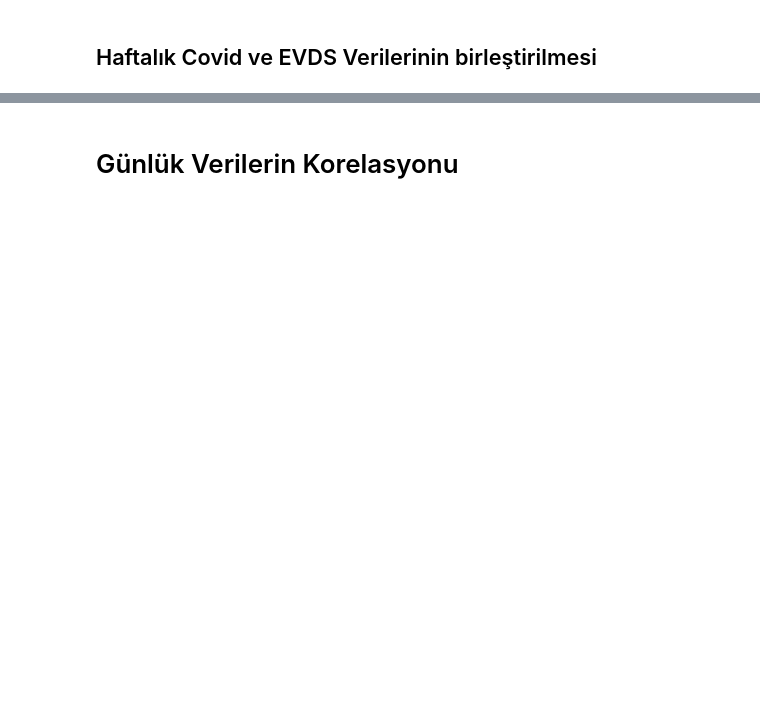
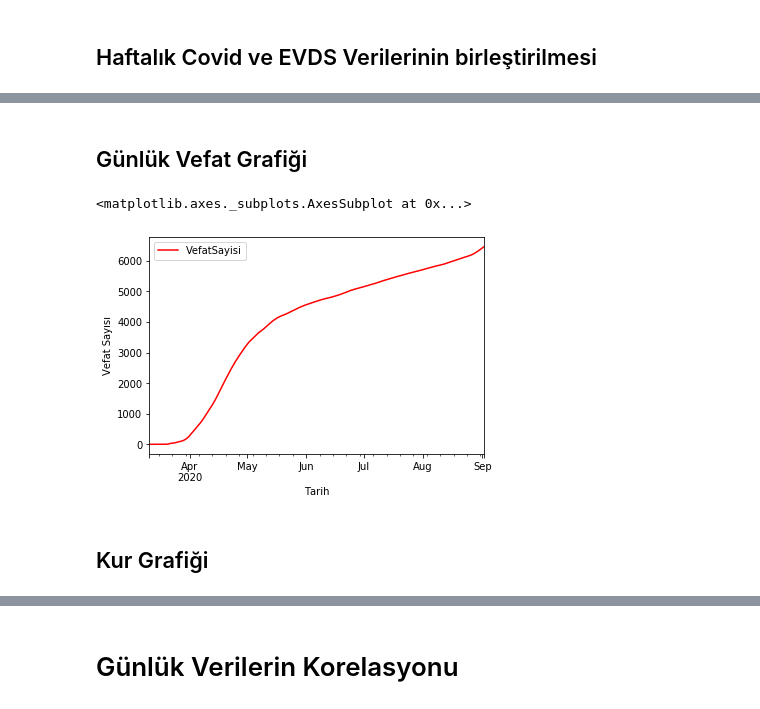
Before and after one commit to karailker/covid-evds-correlation, a Jupyter notebook: Veri Analizi - Final.ipynb, the cells around one changed output, grey strips where cells are left out. Cells and saved outputs as stored; diff of their text form; code cells hidden in the pictures; blank space fills up the shorter version.

```diff
--- a/Veri Analizi - Final.ipynb
+++ b/Veri Analizi - Final.ipynb
@@ -230,0 +239,18 @@ weekly_covid_data
+# %%
+death_path = "https://raw.githubusercontent.com/CSSEGISandData/COVID-19/master/csse_covid_19_data/csse_covid_19_time_series/time_series_covid19_deaths_global.csv"
+
+death_data = pd.read_csv(death_path,index_col=False)
+
+death_data = death_data.drop(["Province/State","Lat","Long"], axis=1)
+death_data.set_index("Country/Region",inplace =True)
+death_data = death_data.stack()
+death_data = death_data.reset_index()
+death_data.rename(columns={'level_1':'Tarih',0:"VefatSayisi"}, inplace=True)
+death_data['Tarih'] = pd.to_datetime(death_data['Tarih'])
+death_data = death_data[(death_data["Country/Region"] == "Turkey") & (death_data['Tarih']>'2020-03-10')]
+death_data = death_data.reset_index()
+death_data = death_data.drop(["index"], axis=1)
+death_data = death_data.drop(['Country/Region'], axis=1)
+death_data.set_index("Tarih",inplace =True)
+
+death_data
@@ -230,0 +279,3 @@ weekly_covid_data
+# %%
+daily_death_data = death_data
+daily_death_data
@@ -256,0 +356,4 @@ daily_merged_data
+# %%
+daily_merged_death_data = pd.concat([daily_death_data, daily_data[daily_data.columns[0:]]], axis=1)
+daily_merged_death_data = daily_merged_death_data.fillna(method='ffill') #For filling NaN rows with previous values
+daily_merged_death_data
@@ -284,0 +451,13 @@ weekly_merged_data
+# %% [markdown]
+## Günlük Vefat Grafiği
+# %%
+death_plot = plt.gca()
+daily_merged_death_data.plot(kind='line', y='VefatSayisi', color='red', ax=death_plot, use_index=True)
+death_plot.set_xlabel("Tarih")
+death_plot.set_ylabel("Vefat Sayısı")
+death_plot
+# %% [output]
+<matplotlib.axes._subplots.AxesSubplot at 0x...>
+[figure, added]
+# %% [markdown]
+## Kur Grafiği
```
Also changed, not shown: parts of 53 cells of this notebook.
